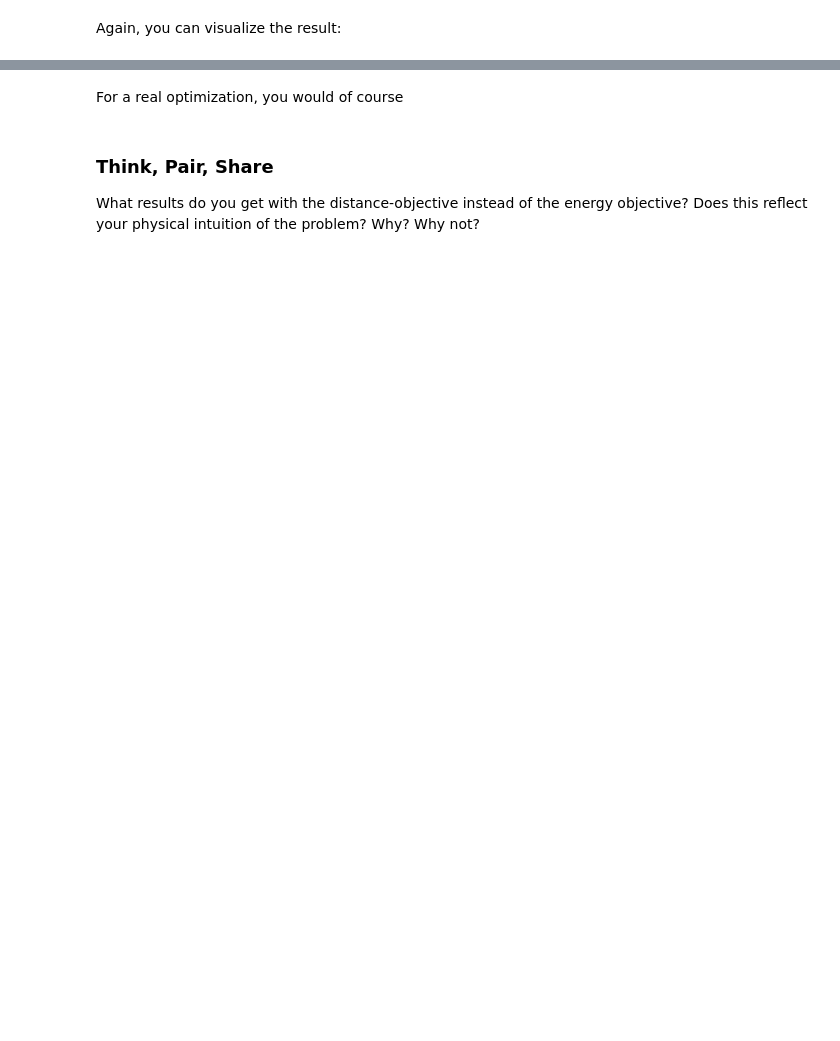
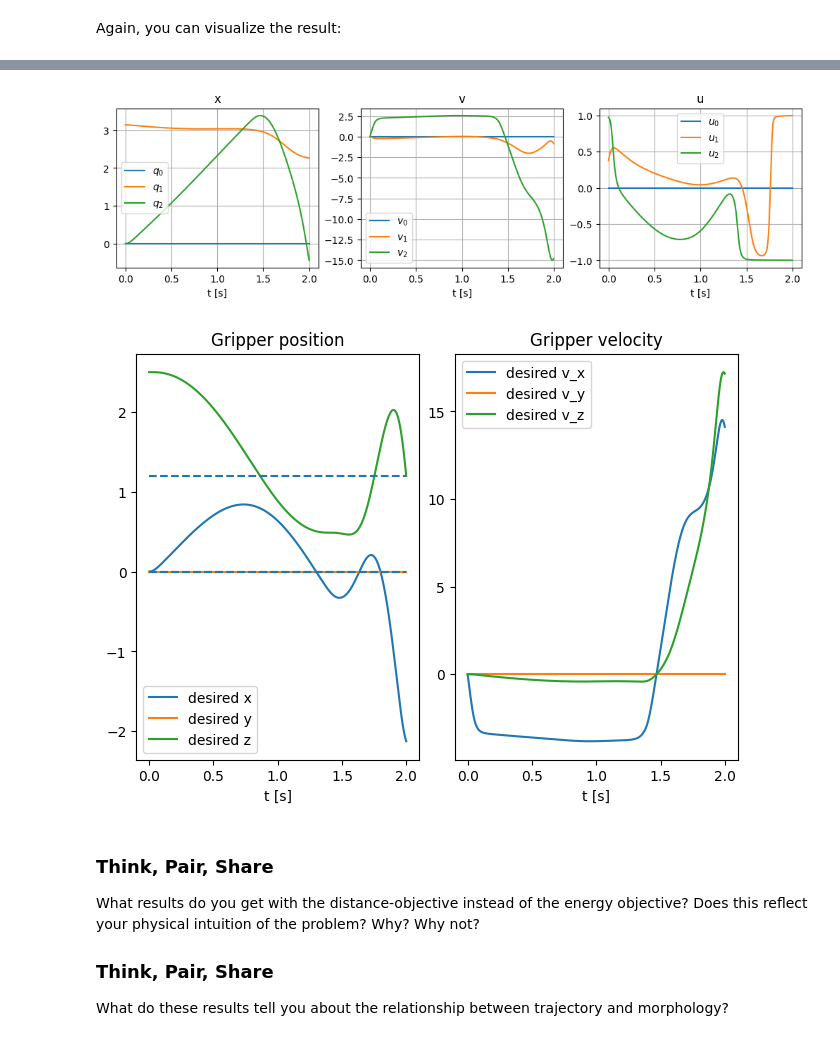
Before and after one commit to air-course/tutorial16, a Jupyter notebook: teacher_pt2.ipynb, the cells around one changed output, grey strips where cells are left out. Cells and saved outputs as stored; diff of their text form; code cells hidden in the pictures; blank space fills up the shorter version.

```diff
--- a/teacher_pt2.ipynb
+++ b/teacher_pt2.ipynb
@@ -445,11 +473,11 @@ The resulting design and trajectory look like this:
 # %%
-# start_t = time.time()
-# subsample = int(0.1/dt)
+start_t = time.time()
+subsample = int(0.1/dt)
 
-# for idx, q in enumerate(traj_opt.logger['qs'][-1][::subsample]):
-#     for i, qi in enumerate(q):
-#         r[i] = qi
-#     time.sleep(start_t+(idx+1)*0.1 - time.time())
+for idx, q in enumerate(traj_opt.logger['qs'][-1][::subsample]):
+    for i, qi in enumerate(q):
+        r[i] = qi
+    time.sleep(start_t+(idx+1)*0.1 - time.time())
 # %% [markdown]
 You can see the inputs and states in the following plots:
 # %%
@@ -685,29 +648,0 @@ And the we can solve the whole Co-Design problem:
-# %%
-desired_position = np.array([0, 0, 1.2]) # only z-coordinate matters
-
-traj_opt = TrajectoryOptimization(desired_position = desired_position)
-traj_opt.init_logger()
-
-start_t = time.time()
-
-x0 = [1.5, 1.5]
-# sigma0 = 0.5
-sigma0 = 0.25
-
-options = {
-    'maxiter': 2, # usually, you would use more iterations
-    'popsize': 3, # usually, you would also use more evaluations
-    'bounds': [[1.0, 1.0], [2.0, 2.0]],
-    'verbose': 1,
-}
-
-best_params, _ = cma.fmin2(traj_opt.fitness, x0, sigma0, options)
-best_fitness = traj_opt.fitness(best_params)
-
-print("Best parameters:", best_params)
-print("Best fitness:", best_fitness)
-
-params["link_0"], params["link_1"] = best_params
-build(params)
-
-print(f"Solution time: {time.time() - start_t} seconds")
@@ -758,12 +672,16 @@ for idx, q in enumerate(traj_opt.logger['qs'][-1][::subsample]):
         r[i] = qi
     time.sleep(start_t+(idx+1)*0.1 - time.time())
 # %%
-traj_opt.plot_states(-1)
-traj_opt.plot_control(-1)
+traj_opt.plot_solution(-1)
 traj_opt.plot_gripper(-1)
+# %% [output]
+[figure, added]
+[figure, added]
-# %% [markdown]
-For a real optimization, you would of course
 # %% [markdown]
 ### Think, Pair, Share
 
 What results do you get with the distance-objective instead of the energy objective? Does this reflect your physical intuition of the problem? Why? Why not?
+
+### Think, Pair, Share
+
+What do these results tell you about the relationship between trajectory and morphology?
```
Also changed, not shown: parts of 19 cells of this notebook, 17 other files.
